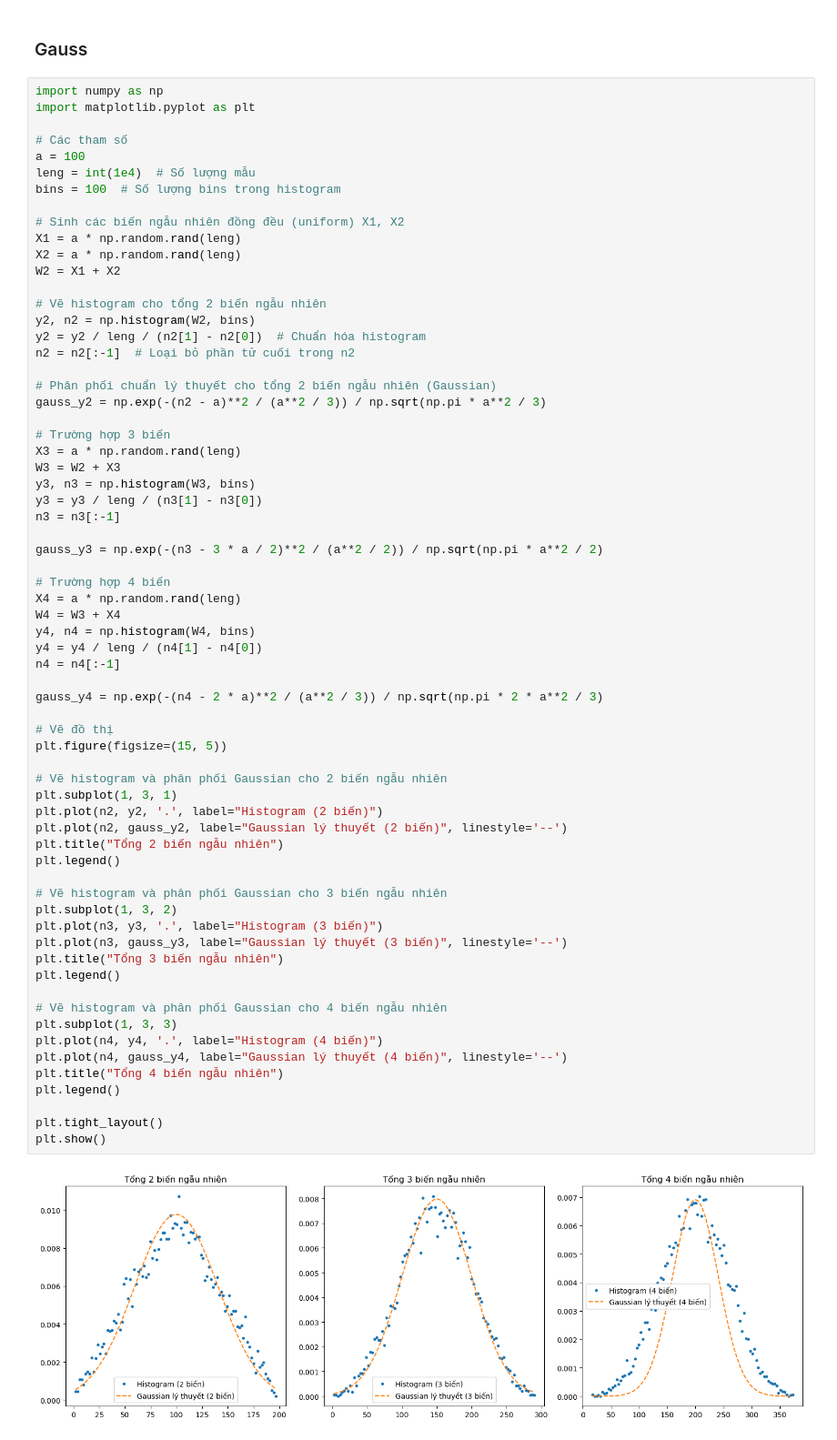
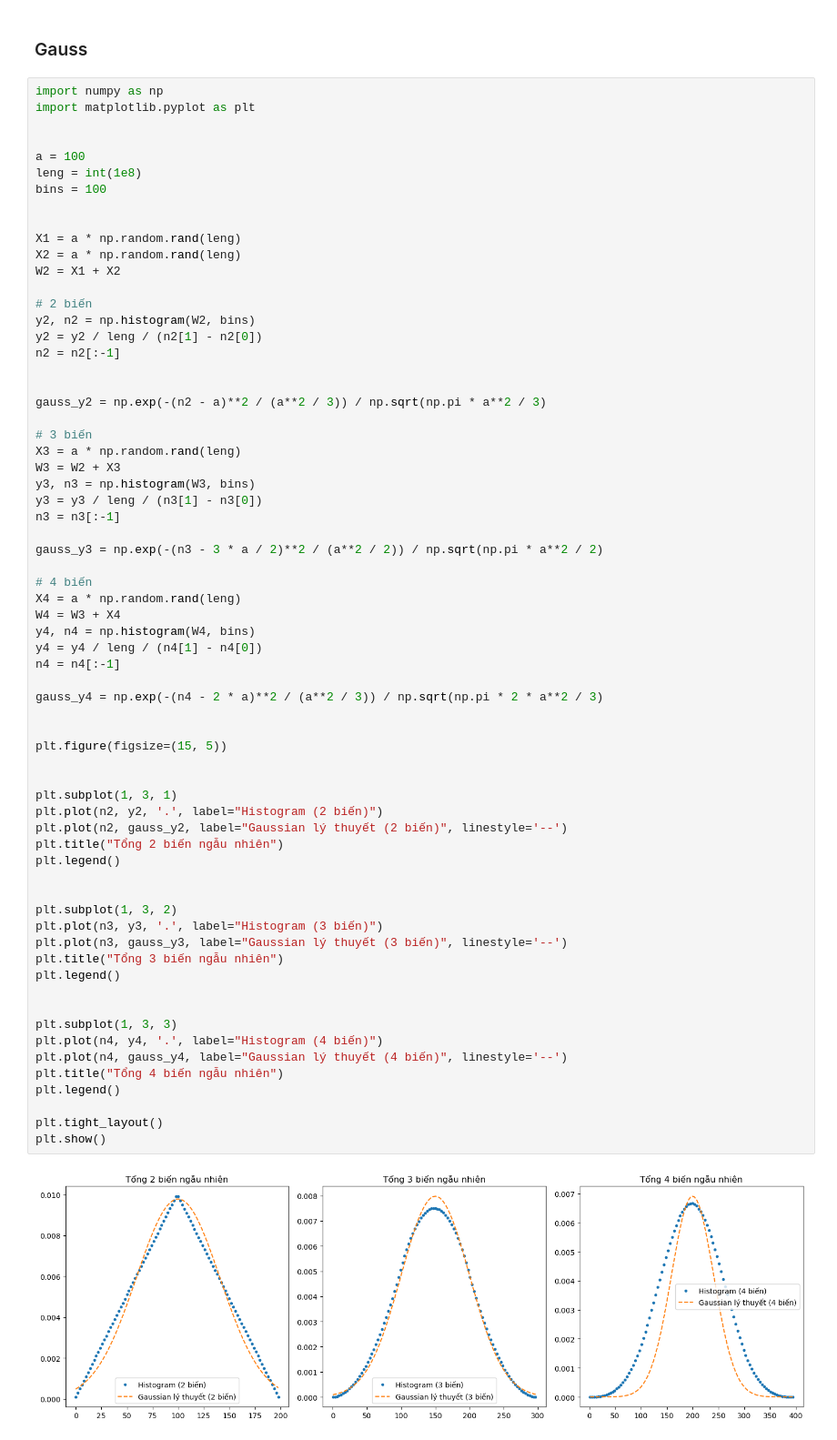
Before and after one commit to nmkhan9/Qua_trinh_ngau_nhien, a Jupyter notebook: BTTH2.ipynb, the cells around one changed output. Shown at 91% size. Cells and saved outputs as stored; diff of their text form.

```diff
--- a/BTTH2.ipynb
+++ b/BTTH2.ipynb
@@ -56,25 +56,25 @@ draw_Wiener(4)
 import numpy as np
 import matplotlib.pyplot as plt
 
-# Các tham số
+
 a = 100
-leng = int(1e4)  # Số lượng mẫu
-bins = 100  # Số lượng bins trong histogram
+leng = int(1e8)
+bins = 100
 
-# Sinh các biến ngẫu nhiên đồng đều (uniform) X1, X2
+
 X1 = a * np.random.rand(leng)
 X2 = a * np.random.rand(leng)
 W2 = X1 + X2
 
-# Vẽ histogram cho tổng 2 biến ngẫu nhiên
+# 2 biến
 y2, n2 = np.histogram(W2, bins)
-y2 = y2 / leng / (n2[1] - n2[0])  # Chuẩn hóa histogram
-n2 = n2[:-1]  # Loại bỏ phần tử cuối trong n2
+y2 = y2 / leng / (n2[1] - n2[0])
+n2 = n2[:-1]
 
-# Phân phối chuẩn lý thuyết cho tổng 2 biến ngẫu nhiên (Gaussian)
+
 gauss_y2 = np.exp(-(n2 - a)**2 / (a**2 / 3)) / np.sqrt(np.pi * a**2 / 3)
 
-# Trường hợp 3 biến
+# 3 biến
 X3 = a * np.random.rand(leng)
 W3 = W2 + X3
 y3, n3 = np.histogram(W3, bins)
@@ -83,40 +83,40 @@ n3 = n3[:-1]
 
 gauss_y3 = np.exp(-(n3 - 3 * a / 2)**2 / (a**2 / 2)) / np.sqrt(np.pi * a**2 / 2)
 
-# Trường hợp 4 biến
+# 4 biến
 X4 = a * np.random.rand(leng)
 W4 = W3 + X4
 y4, n4 = np.histogram(W4, bins)
 y4 = y4 / leng / (n4[1] - n4[0])
 n4 = n4[:-1]
 
 gauss_y4 = np.exp(-(n4 - 2 * a)**2 / (a**2 / 3)) / np.sqrt(np.pi * 2 * a**2 / 3)
 
-# Vẽ đồ thị
+
 plt.figure(figsize=(15, 5))
 
-# Vẽ histogram và phân phối Gaussian cho 2 biến ngẫu nhiên
+
 plt.subplot(1, 3, 1)
 plt.plot(n2, y2, '.', label="Histogram (2 biến)")
 plt.plot(n2, gauss_y2, label="Gaussian lý thuyết (2 biến)", linestyle='--')
 plt.title("Tổng 2 biến ngẫu nhiên")
 plt.legend()
 
-# Vẽ histogram và phân phối Gaussian cho 3 biến ngẫu nhiên
+
 plt.subplot(1, 3, 2)
 plt.plot(n3, y3, '.', label="Histogram (3 biến)")
 plt.plot(n3, gauss_y3, label="Gaussian lý thuyết (3 biến)", linestyle='--')
 plt.title("Tổng 3 biến ngẫu nhiên")
 plt.legend()
 
-# Vẽ histogram và phân phối Gaussian cho 4 biến ngẫu nhiên
+
 plt.subplot(1, 3, 3)
 plt.plot(n4, y4, '.', label="Histogram (4 biến)")
 plt.plot(n4, gauss_y4, label="Gaussian lý thuyết (4 biến)", linestyle='--')
 plt.title("Tổng 4 biến ngẫu nhiên")
 plt.legend()
 
 plt.tight_layout()
 plt.show()
 # %% [output]
-[figure, old version]
+[figure, new version]
```
Also changed, not shown: parts of 2 cells of this notebook.
